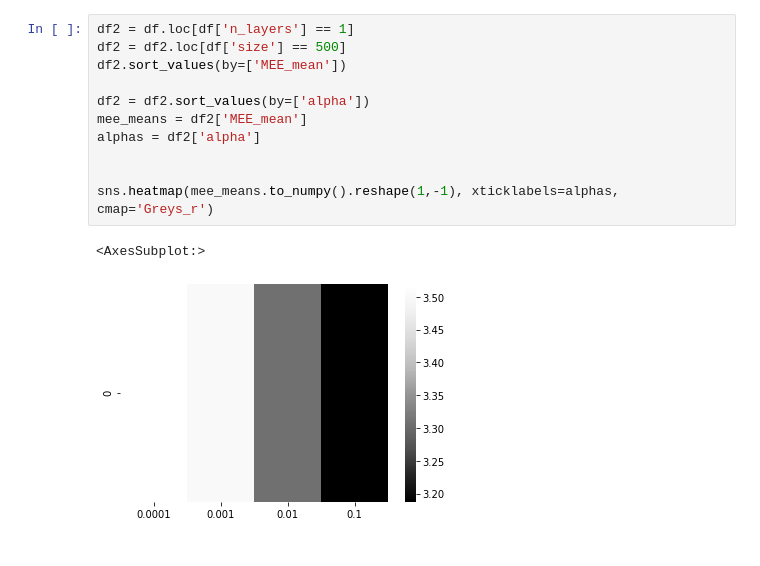
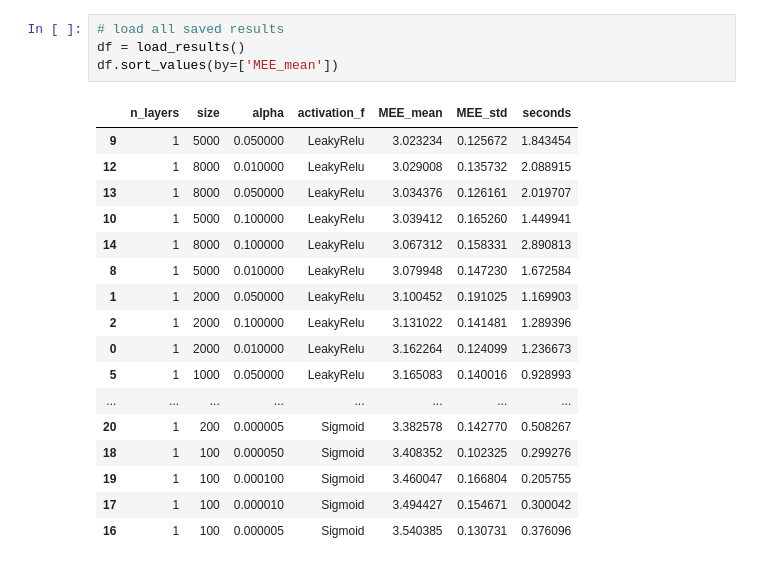
Before and after one commit to FeLusiani/ML_Project, a Jupyter notebook: MLCode/ExtremeLearning.ipynb, the cells around one changed output. Drawn from its saved outputs; the diff is of its cells as text.

```diff
--- a/MLCode/ExtremeLearning.ipynb
+++ b/MLCode/ExtremeLearning.ipynb
@@ -70,14 +44,22 @@ df.sort_values(by=['MEE_mean'])
-# %%
-df2 = df.loc[df['n_layers'] == 1]
-df2 = df2.loc[df['size'] == 500]
-df2.sort_values(by=['MEE_mean'])
-
-df2 = df2.sort_values(by=['alpha'])
-mee_means = df2['MEE_mean']
-alphas = df2['alpha']
-
-
-sns.heatmap(mee_means.to_numpy().reshape(1,-1), xticklabels=alphas, cmap='Greys_r')
-# %% [output]
-<AxesSubplot:>
-[figure, removed]
+# %%
+# load all saved results
+df = load_results()
+df.sort_values(by=['MEE_mean'])
+# %% [output]
+|  | n_layers | size | alpha | activation_f | MEE_mean | MEE_std | seconds |
+| 9 | 1 | 5000 | 0.050000 | LeakyRelu | 3.023234 | 0.125672 | 1.843454 |
+| 12 | 1 | 8000 | 0.010000 | LeakyRelu | 3.029008 | 0.135732 | 2.088915 |
+| 13 | 1 | 8000 | 0.050000 | LeakyRelu | 3.034376 | 0.126161 | 2.019707 |
+| 10 | 1 | 5000 | 0.100000 | LeakyRelu | 3.039412 | 0.165260 | 1.449941 |
+| 14 | 1 | 8000 | 0.100000 | LeakyRelu | 3.067312 | 0.158331 | 2.890813 |
+| 8 | 1 | 5000 | 0.010000 | LeakyRelu | 3.079948 | 0.147230 | 1.672584 |
+| 1 | 1 | 2000 | 0.050000 | LeakyRelu | 3.100452 | 0.191025 | 1.169903 |
+| 2 | 1 | 2000 | 0.100000 | LeakyRelu | 3.131022 | 0.141481 | 1.289396 |
+| 0 | 1 | 2000 | 0.010000 | LeakyRelu | 3.162264 | 0.124099 | 1.236673 |
+| 5 | 1 | 1000 | 0.050000 | LeakyRelu | 3.165083 | 0.140016 | 0.928993 |
+| ... | ... | ... | ... | ... | ... | ... | ... |
+| 20 | 1 | 200 | 0.000005 | Sigmoid | 3.382578 | 0.142770 | 0.508267 |
+| 18 | 1 | 100 | 0.000050 | Sigmoid | 3.408352 | 0.102325 | 0.299276 |
+| 19 | 1 | 100 | 0.000100 | Sigmoid | 3.460047 | 0.166804 | 0.205755 |
+| 17 | 1 | 100 | 0.000010 | Sigmoid | 3.494427 | 0.154671 | 0.300042 |
+| 16 | 1 | 100 | 0.000005 | Sigmoid | 3.540385 | 0.130731 | 0.376096 |
```
Also changed, not shown: parts of 5 cells of this notebook, 4 other files.
